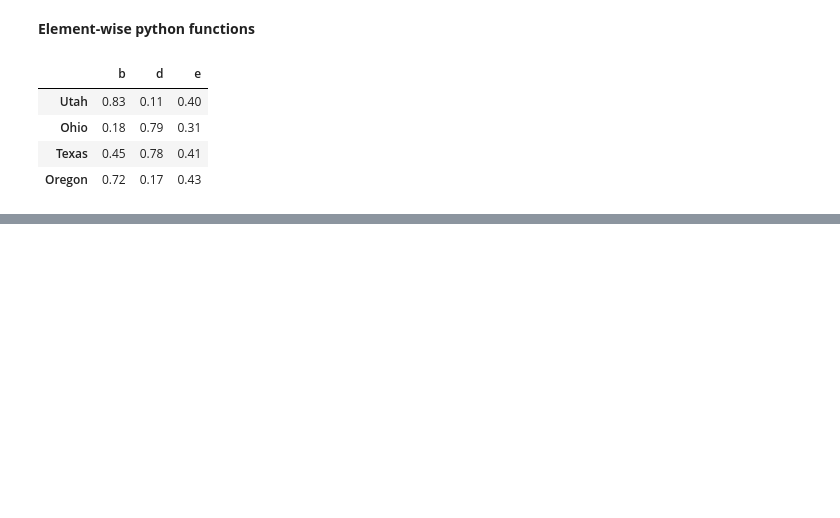
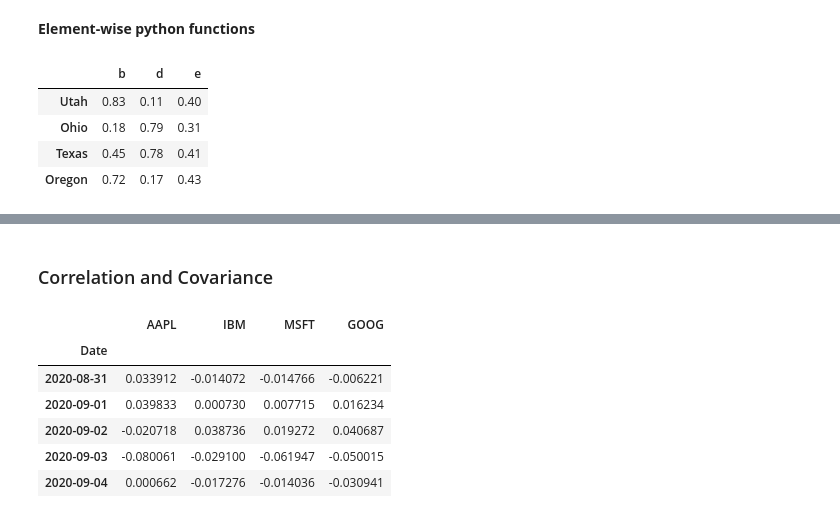
Before and after one commit to lzeng11bc/pandas-practice, a Jupyter notebook: pandas_practice2.ipynb, the cells around one changed output, grey strips where cells are left out. Cells and saved outputs as stored; diff of their text form; code cells hidden in the pictures; blank space fills up the shorter version.

```diff
--- a/pandas_practice2.ipynb
+++ b/pandas_practice2.ipynb
@@ -631,0 +851,2 @@ frame.applymap(format)
+# %% [markdown]
+### Correlation and Covariance
@@ -631,0 +855,18 @@ frame.applymap(format)
+# %%
+all_data={ticker: web.get_data_yahoo(ticker)
+         for ticker in ['AAPL','IBM','MSFT','GOOG']}
+price=pd.DataFrame({ticker: data['Adj Close']
+                   for ticker,data in all_data.items()})
+volume=pd.DataFrame({ticker: data['Volume']
+                    for ticker,data in all_data.items()})
+# %%
+returns=price.pct_change()
+returns.tail()
+# %% [output]
+|  | AAPL | IBM | MSFT | GOOG |
+| Date |  |  |  |  |
+| 2020-08-31 | 0.033912 | -0.014072 | -0.014766 | -0.006221 |
+| 2020-09-01 | 0.039833 | 0.000730 | 0.007715 | 0.016234 |
+| 2020-09-02 | -0.020718 | 0.038736 | 0.019272 | 0.040687 |
+| 2020-09-03 | -0.080061 | -0.029100 | -0.061947 | -0.050015 |
+| 2020-09-04 | 0.000662 | -0.017276 | -0.014036 | -0.030941 |
```
Also changed, not shown: parts of 64 cells of this notebook, 1 other file.
